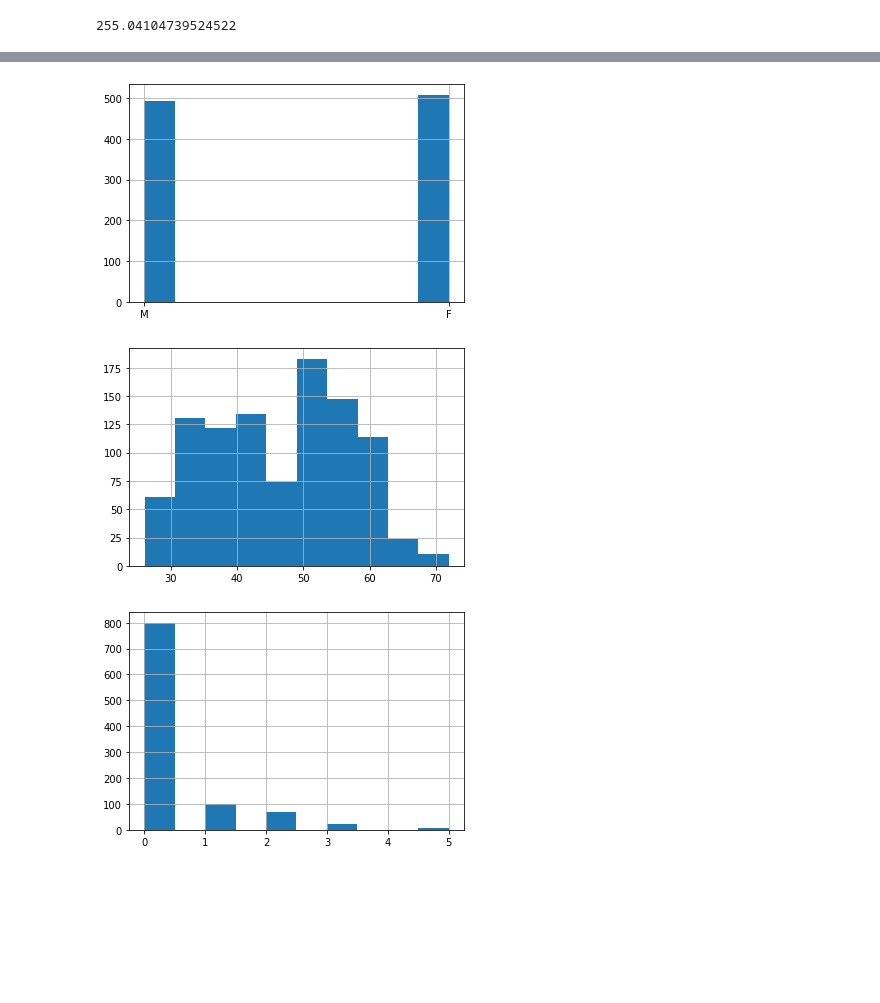
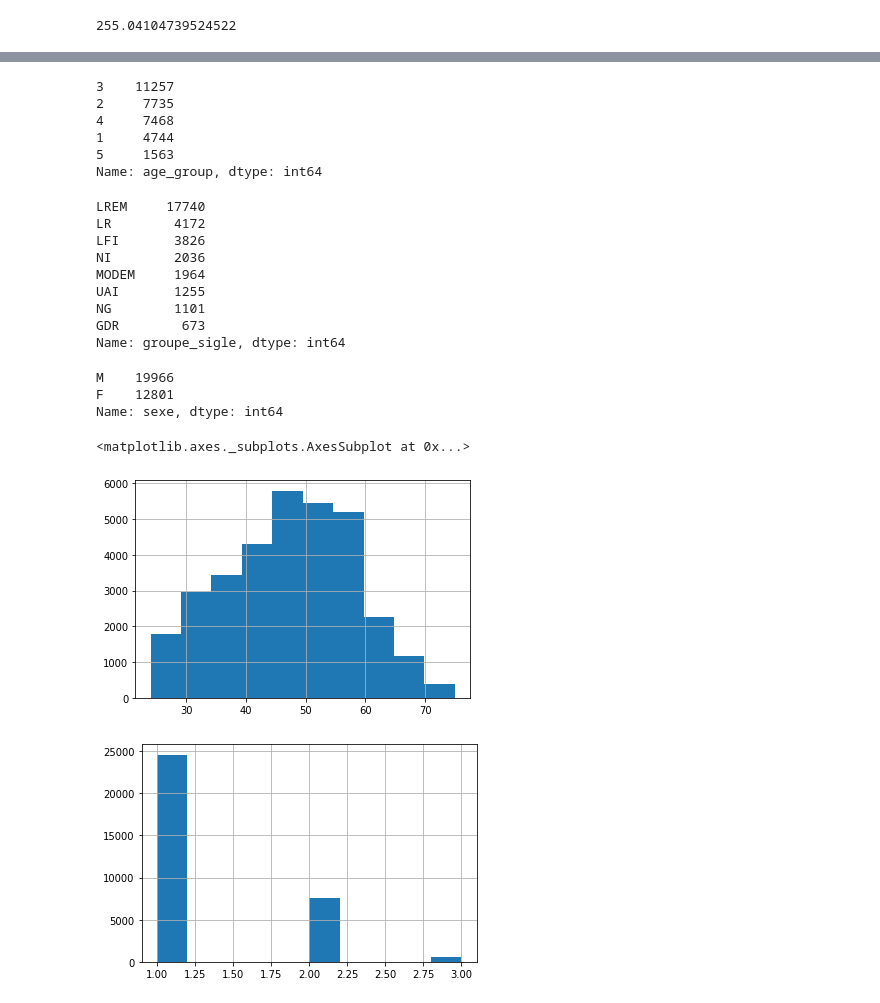
Before and after one commit to mthsansu/MLNLP, a Jupyter notebook: Code/Descriptive_statistics.ipynb, the cells around one changed output, grey strips where cells are left out. Saved outputs shown, nothing was run; the diff lists cells and outputs as text; code cells hidden in the pictures; blank space fills up the shorter version.

```diff
--- a/Code/Descriptive_statistics.ipynb
+++ b/Code/Descriptive_statistics.ipynb
@@ -88,21 +96,45 @@ IndexError: ignored
+# %%
+df.age_group.value_counts()
+# %% [output]
+3    11257
+2     7735
+4     7468
+1     4744
+5     1563
+Name: age_group, dtype: int64
+# %%
+df.groupe_sigle.value_counts()
+# %% [output]
+LREM     17740
+LR        4172
+LFI       3826
+NI        2036
+MODEM     1964
+UAI       1255
+NG        1101
+GDR        673
+Name: groupe_sigle, dtype: int64
 # %%
 # Plot histogram for sex
 
-hist = df["sexe"].hist()
+df.sexe.value_counts()
 # %% [output]
-[figure, removed]
+M    19966
+F    12801
+Name: sexe, dtype: int64
 # %%
 # Plot histogram for age
 
-hist = df["age"].hist()
+df["age"].hist()
 # %% [output]
+<matplotlib.axes._subplots.AxesSubplot at 0x...>
-[figure, old version]
+[figure, new version]
 # %%
 # Plot histogram for nb.mandats
 
-hist = df["nb.mandats"].hist()
+hist = df["nb_mandats"].hist()
 # %% [output]
-[figure, old version]
+[figure, new version]
 # %%
 # Get number of majo
 
```
Also changed, not shown: parts of 9 cells of this notebook.
